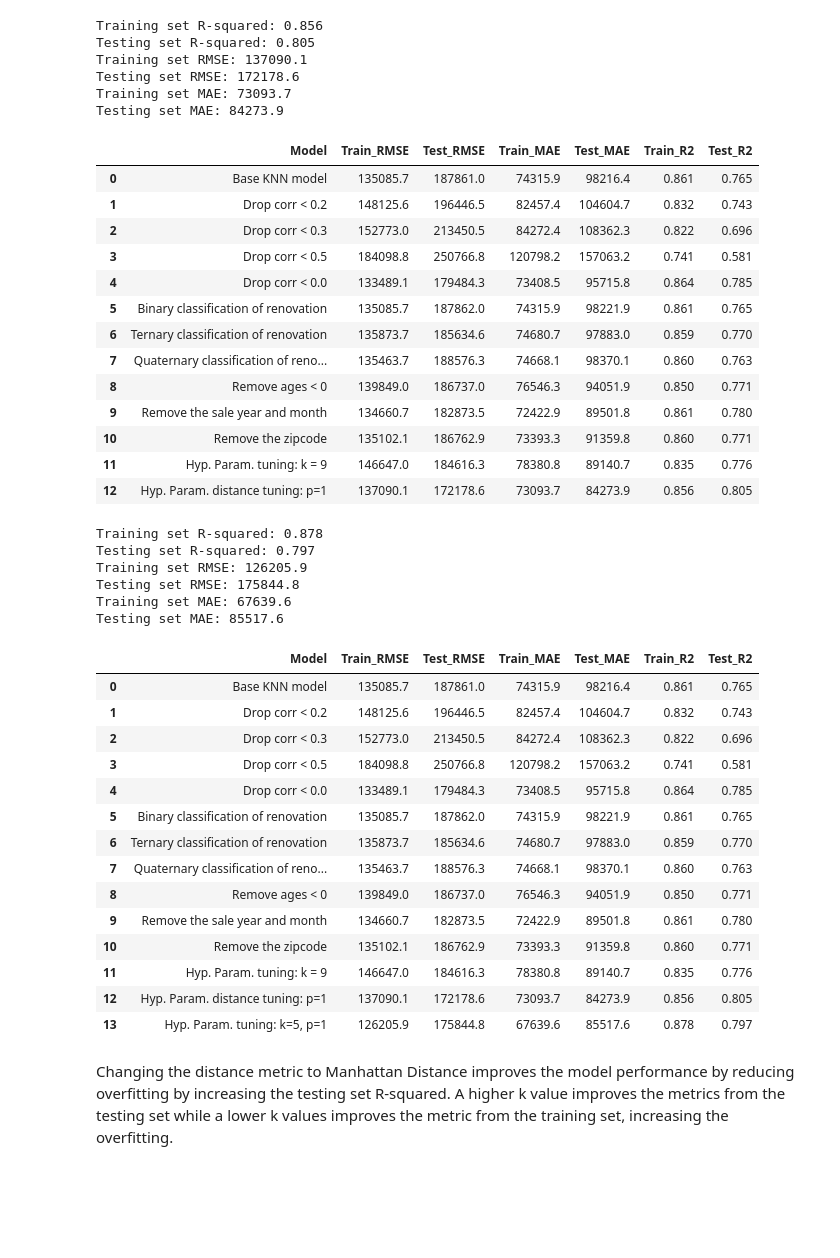
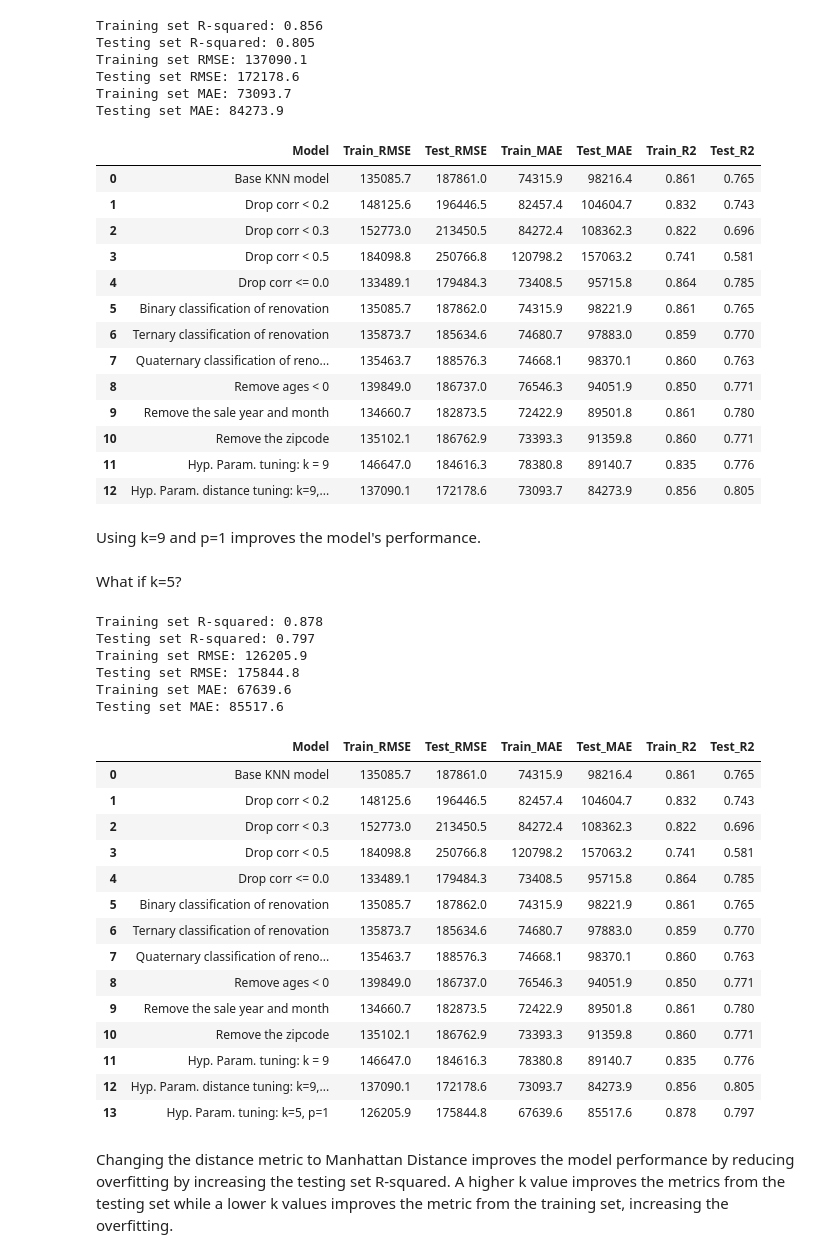
Before and after one commit to brunojrg/house-prices-project, a Jupyter notebook: Notebooks/knn-modelling.ipynb, the cells around one changed output. Drawn from its saved outputs; the diff is of its cells as text; code cells hidden in the pictures; blank space fills up the shorter version.

Commit message:
Adjust KNN modelling

```diff
--- a/Notebooks/knn-modelling.ipynb
+++ b/Notebooks/knn-modelling.ipynb
@@ -363,7 +366,7 @@ Testing set RMSE: 179484.3
 Training set MAE: 73408.5
 Testing set MAE: 95715.8
 # %%
-new_row = evaluate_model("Drop corr < 0.0", y_train, y_train_scaled_pred_5, y_test, y_test_scaled_pred_5)
+new_row = evaluate_model("Drop corr <= 0.0", y_train, y_train_scaled_pred_5, y_test, y_test_scaled_pred_5)
 metrics_df = pd.concat([metrics_df, new_row], ignore_index=True)
 metrics_df
 # %% [output]
@@ -1048,16 +1062,16 @@ Testing set RMSE: 172178.6
 Training set MAE: 73093.7
 Testing set MAE: 84273.9
 # %%
-new_row = evaluate_model("Hyp. Param. distance tuning: p=1", y_train, y_train_scaled_pred_13, y_test, y_test_scaled_pred_13)
+new_row = evaluate_model("Hyp. Param. distance tuning: k=9, p=1", y_train, y_train_scaled_pred_13, y_test, y_test_scaled_pred_13)
 metrics_df = pd.concat([metrics_df, new_row], ignore_index=True)
 metrics_df
 # %% [output]
 |  | Model | Train_RMSE | Test_RMSE | Train_MAE | Test_MAE | Train_R2 | Test_R2 |
 | 0 | Base KNN model | 135085.7 | 187861.0 | 74315.9 | 98216.4 | 0.861 | 0.765 |
 | 1 | Drop corr < 0.2 | 148125.6 | 196446.5 | 82457.4 | 104604.7 | 0.832 | 0.743 |
 | 2 | Drop corr < 0.3 | 152773.0 | 213450.5 | 84272.4 | 108362.3 | 0.822 | 0.696 |
 | 3 | Drop corr < 0.5 | 184098.8 | 250766.8 | 120798.2 | 157063.2 | 0.741 | 0.581 |
-| 4 | Drop corr < 0.0 | 133489.1 | 179484.3 | 73408.5 | 95715.8 | 0.864 | 0.785 |
+| 4 | Drop corr <= 0.0 | 133489.1 | 179484.3 | 73408.5 | 95715.8 | 0.864 | 0.785 |
 | 5 | Binary classification of renovation | 135085.7 | 187862.0 | 74315.9 | 98221.9 | 0.861 | 0.765 |
 | 6 | Ternary classification of renovation | 135873.7 | 185634.6 | 74680.7 | 97883.0 | 0.859 | 0.770 |
 | 7 | Quaternary classification of reno... | 135463.7 | 188576.3 | 74668.1 | 98370.1 | 0.860 | 0.763 |
@@ -1065,7 +1079,11 @@ metrics_df
 | 9 | Remove the sale year and month | 134660.7 | 182873.5 | 72422.9 | 89501.8 | 0.861 | 0.780 |
 | 10 | Remove the zipcode | 135102.1 | 186762.9 | 73393.3 | 91359.8 | 0.860 | 0.771 |
 | 11 | Hyp. Param. tuning: k = 9 | 146647.0 | 184616.3 | 78380.8 | 89140.7 | 0.835 | 0.776 |
-| 12 | Hyp. Param. distance tuning: p=1 | 137090.1 | 172178.6 | 73093.7 | 84273.9 | 0.856 | 0.805 |
+| 12 | Hyp. Param. distance tuning: k=9,... | 137090.1 | 172178.6 | 73093.7 | 84273.9 | 0.856 | 0.805 |
+# %% [markdown]
+Using k=9 and p=1 improves the model's performance.
+# %% [markdown]
+What if k=5?
 # %%
 # Define hyperparameter and change to manhattan distance
 knn = KNeighborsRegressor(n_neighbors = 5, p=1)
@@ -1105,7 +1123,7 @@ metrics_df
 | 1 | Drop corr < 0.2 | 148125.6 | 196446.5 | 82457.4 | 104604.7 | 0.832 | 0.743 |
 | 2 | Drop corr < 0.3 | 152773.0 | 213450.5 | 84272.4 | 108362.3 | 0.822 | 0.696 |
 | 3 | Drop corr < 0.5 | 184098.8 | 250766.8 | 120798.2 | 157063.2 | 0.741 | 0.581 |
-| 4 | Drop corr < 0.0 | 133489.1 | 179484.3 | 73408.5 | 95715.8 | 0.864 | 0.785 |
+| 4 | Drop corr <= 0.0 | 133489.1 | 179484.3 | 73408.5 | 95715.8 | 0.864 | 0.785 |
 | 5 | Binary classification of renovation | 135085.7 | 187862.0 | 74315.9 | 98221.9 | 0.861 | 0.765 |
 | 6 | Ternary classification of renovation | 135873.7 | 185634.6 | 74680.7 | 97883.0 | 0.859 | 0.770 |
 | 7 | Quaternary classification of reno... | 135463.7 | 188576.3 | 74668.1 | 98370.1 | 0.860 | 0.763 |
@@ -1113,7 +1131,7 @@ metrics_df
 | 9 | Remove the sale year and month | 134660.7 | 182873.5 | 72422.9 | 89501.8 | 0.861 | 0.780 |
 | 10 | Remove the zipcode | 135102.1 | 186762.9 | 73393.3 | 91359.8 | 0.860 | 0.771 |
 | 11 | Hyp. Param. tuning: k = 9 | 146647.0 | 184616.3 | 78380.8 | 89140.7 | 0.835 | 0.776 |
-| 12 | Hyp. Param. distance tuning: p=1 | 137090.1 | 172178.6 | 73093.7 | 84273.9 | 0.856 | 0.805 |
+| 12 | Hyp. Param. distance tuning: k=9,... | 137090.1 | 172178.6 | 73093.7 | 84273.9 | 0.856 | 0.805 |
 | 13 | Hyp. Param. tuning: k=5, p=1 | 126205.9 | 175844.8 | 67639.6 | 85517.6 | 0.878 | 0.797 |
 # %% [markdown]
 Changing the distance metric to Manhattan Distance improves the model performance by reducing overfitting by increasing the testing set R-squared. A higher k value improves the metrics from the testing set while a lower k values improves the metric from the training set, increasing the overfitting.
```
Also changed, not shown: parts of 28 cells of this notebook.
